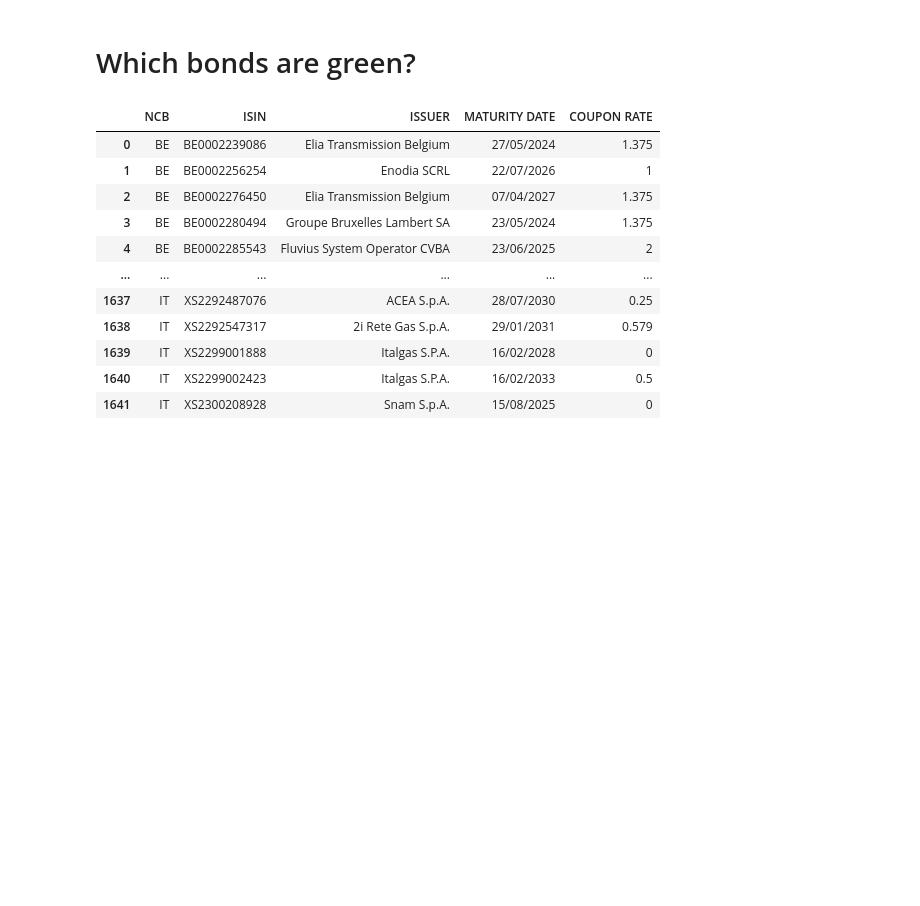
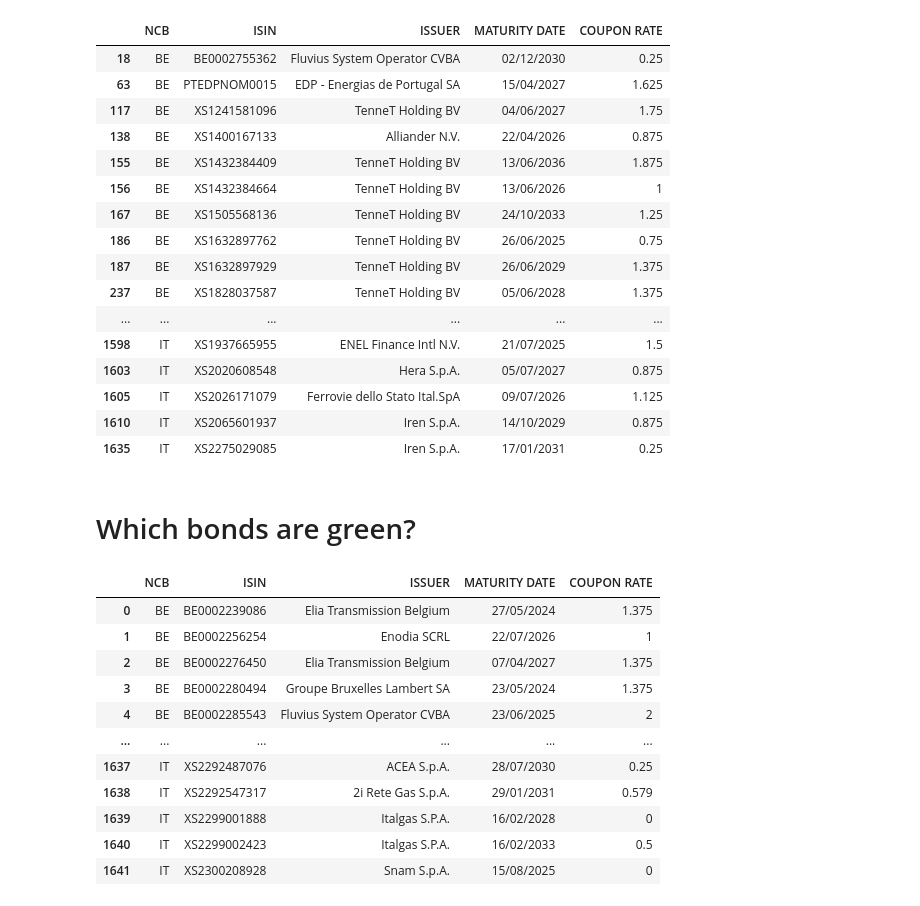
Before and after one commit to AukeVanSighem/ECB-Bond-Purchases, a Jupyter notebook: DataAnalysis.ipynb, the cells around one changed output. Drawn from its saved outputs; the diff is of its cells as text; code cells hidden in the pictures; blank space fills up the shorter version.

Commit message:
got ECB green bonds from Euronext

```diff
--- a/DataAnalysis.ipynb
+++ b/DataAnalysis.ipynb
@@ -4,0 +7,4 @@ import re
+# %%
+# reading data of which bonds are held by ECB at 2nd of april 2021
+holdings20210402 = pd.read_csv("data/CSPP_PEPP_corporate_bond_holdings_20210402.csv", header=0, encoding='latin-1')
+holdings20210402
@@ -4,0 +25,4 @@ import re
+# %%
+#reading data of green bonds listed on Euronext
+euronext_greenbonds = pd.read_excel("data/Euronext-Green-Bond-List.xlsx", header=0)
+euronext_greenbonds
@@ -4,0 +43,4 @@ import re
+# %%
+#Getting the ISIN of the Euronext green bonds
+euronext_greenbond_isin = euronext_greenbonds["ISIN"]
+euronext_greenbond_isin
@@ -5,3 +60,25 @@ import re
+# %%
+#Comparing the ISINs of the ECB and Euronext green bonds and returning matches
+ecbgreenbonds = holdings20210402[(holdings20210402["ISIN"].isin(euronext_greenbond_isin))]
+ecbgreenbonds
+# %% [output]
+|  | NCB | ISIN | ISSUER | MATURITY DATE | COUPON RATE |
+| 18 | BE | BE0002755362 | Fluvius System Operator CVBA | 02/12/2030 | 0.25 |
+| 63 | BE | PTEDPNOM0015 | EDP - Energias de Portugal SA | 15/04/2027 | 1.625 |
+| 117 | BE | XS1241581096 | TenneT Holding BV | 04/06/2027 | 1.75 |
+| 138 | BE | XS1400167133 | Alliander N.V. | 22/04/2026 | 0.875 |
+| 155 | BE | XS1432384409 | TenneT Holding BV | 13/06/2036 | 1.875 |
+| 156 | BE | XS1432384664 | TenneT Holding BV | 13/06/2026 | 1 |
+| 167 | BE | XS1505568136 | TenneT Holding BV | 24/10/2033 | 1.25 |
+| 186 | BE | XS1632897762 | TenneT Holding BV | 26/06/2025 | 0.75 |
+| 187 | BE | XS1632897929 | TenneT Holding BV | 26/06/2029 | 1.375 |
+| 237 | BE | XS1828037587 | TenneT Holding BV | 05/06/2028 | 1.375 |
+| ... | ... | ... | ... | ... | ... |
+| 1598 | IT | XS1937665955 | ENEL Finance Intl N.V. | 21/07/2025 | 1.5 |
+| 1603 | IT | XS2020608548 | Hera S.p.A. | 05/07/2027 | 0.875 |
+| 1605 | IT | XS2026171079 | Ferrovie dello Stato Ital.SpA | 09/07/2026 | 1.125 |
+| 1610 | IT | XS2065601937 | Iren S.p.A. | 14/10/2029 | 0.875 |
+| 1635 | IT | XS2275029085 | Iren S.p.A. | 17/01/2031 | 0.25 |
 # %% [markdown]
 # Which bonds are green?
 # %%
```
Also changed, not shown: parts of 4 cells of this notebook.
